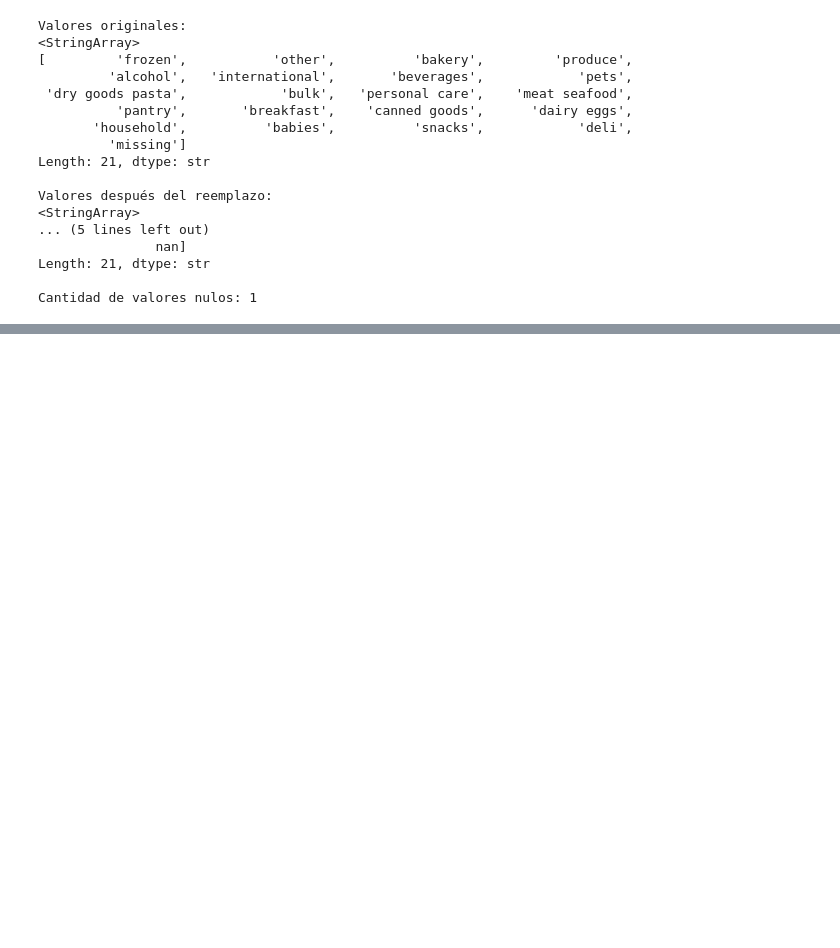
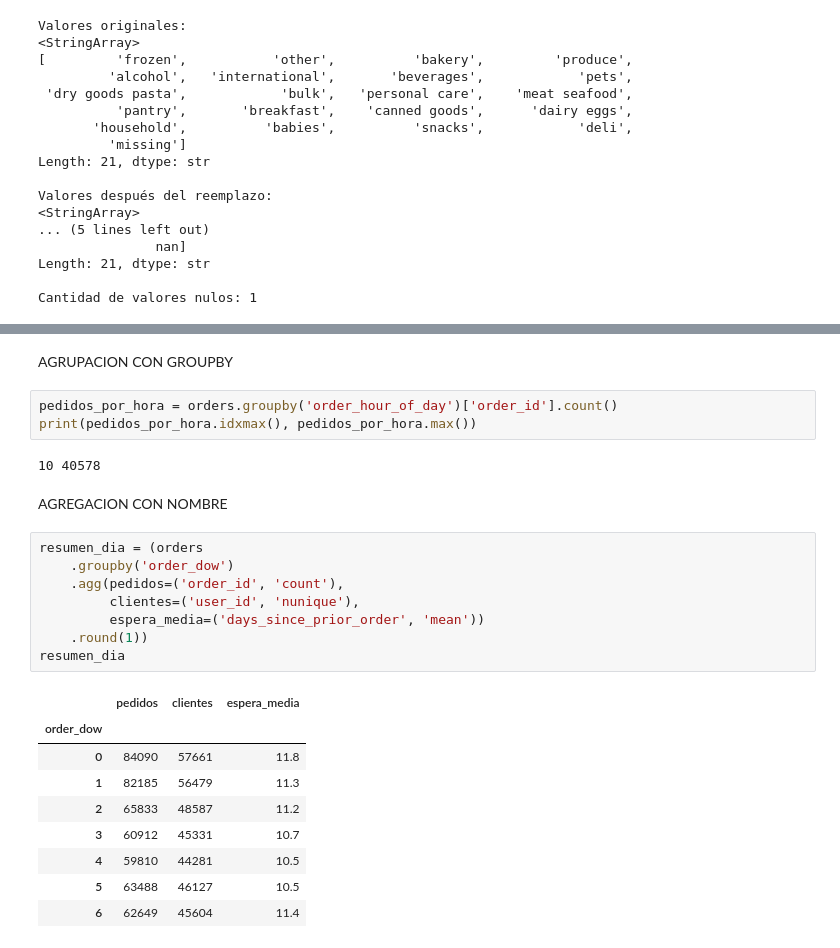
Before and after one commit to sjuandasat05-sudo/instacart-analisis, a Jupyter notebook: notebooks/pandas_labs.ipynb, the cells around one changed output, grey strips where cells are left out. Drawn from its saved outputs; the diff is of its cells as text; blank space fills up the shorter version.

```diff
--- a/notebooks/pandas_labs.ipynb
+++ b/notebooks/pandas_labs.ipynb
@@ -450,0 +496,27 @@ Cantidad de valores nulos: 1
+# %% [markdown]
+AGRUPACION CON GROUPBY
+# %%
+pedidos_por_hora = orders.groupby('order_hour_of_day')['order_id'].count()
+print(pedidos_por_hora.idxmax(), pedidos_por_hora.max())
+# %% [output]
+10 40578
+# %% [markdown]
+AGREGACION CON NOMBRE
+# %%
+resumen_dia = (orders
+    .groupby('order_dow')
+    .agg(pedidos=('order_id', 'count'),
+         clientes=('user_id', 'nunique'),
+         espera_media=('days_since_prior_order', 'mean'))
+    .round(1))
+resumen_dia
+# %% [output]
+|  | pedidos | clientes | espera_media |
+| order_dow |  |  |  |
+| 0 | 84090 | 57661 | 11.8 |
+| 1 | 82185 | 56479 | 11.3 |
+| 2 | 65833 | 48587 | 11.2 |
+| 3 | 60912 | 45331 | 10.7 |
+| 4 | 59810 | 44281 | 10.5 |
+| 5 | 63488 | 46127 | 10.5 |
+| 6 | 62649 | 45604 | 11.4 |
```
Also changed, not shown: parts of 43 cells of this notebook, 1 other file.
